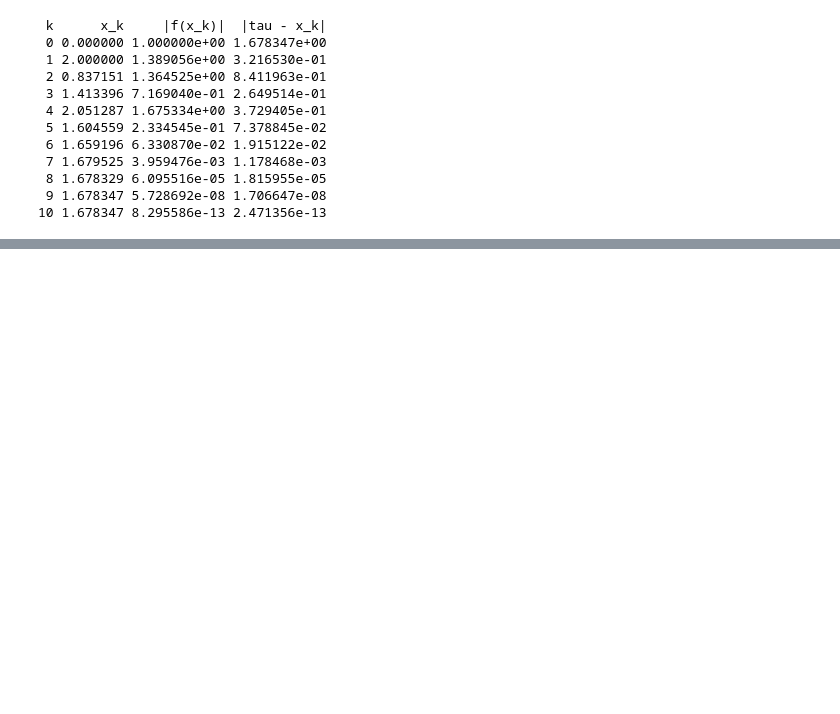
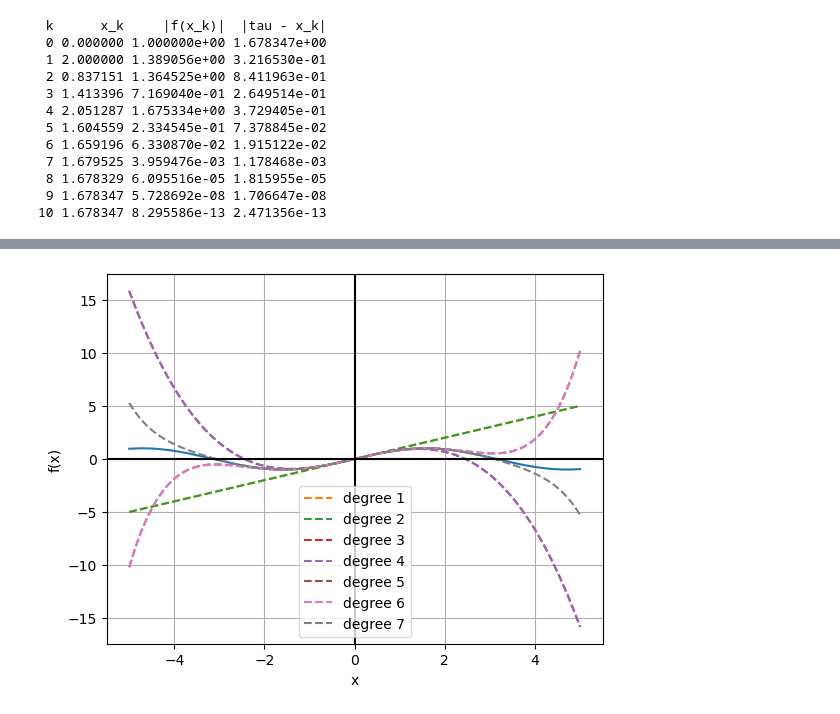
Before and after one commit to CaoimheMannion/Maths, a Jupyter notebook: MA385.ipynb, the cells around one changed output, grey strips where cells are left out. Drawn from its saved outputs; the diff is of its cells as text; code cells hidden in the pictures; blank space fills up the shorter version.

```diff
--- a/MA385.ipynb
+++ b/MA385.ipynb
@@ -242,0 +302,17 @@ $\tau = 1.678347$
+# %%
+def f5(x):
+    return np.sin(x)
+f = f5
+x = np.linspace(-5, 5, 401)
+plt.plot(x, f(x))
+for i in range(1,8):
+    plt.plot(x, taylor(f, x, 0, i), "--", label = f"degree {i}")
+#plt.plot(x, f(x)-p1, linestyle="dotted")
+plt.axhline(0, color='k', linewidth=1.5)  # x-axis
+plt.axvline(0, color='k', linewidth=1.5)  # y-axis
+plt.legend()
+plt.xlabel("x"), plt.ylabel("f(x)")
+plt.grid(True)
+plt.show()
+# %% [output]
+[figure, added]
```
Also changed, not shown: parts of 9 cells of this notebook.
